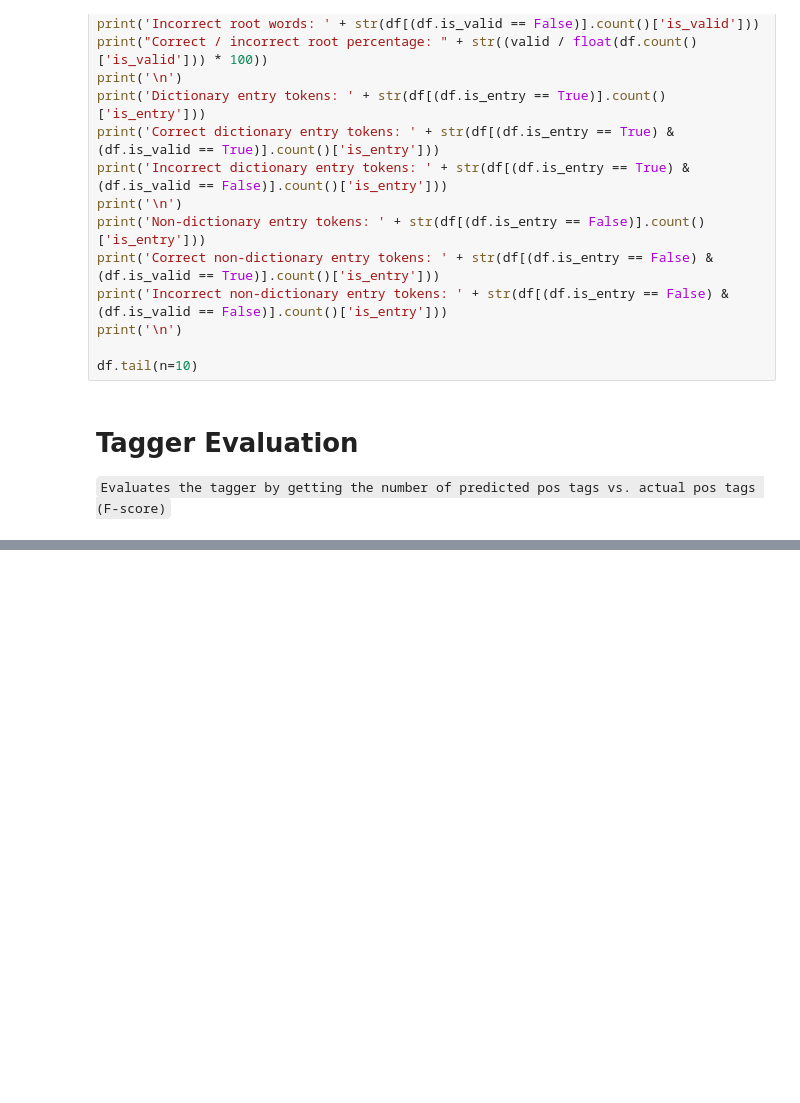
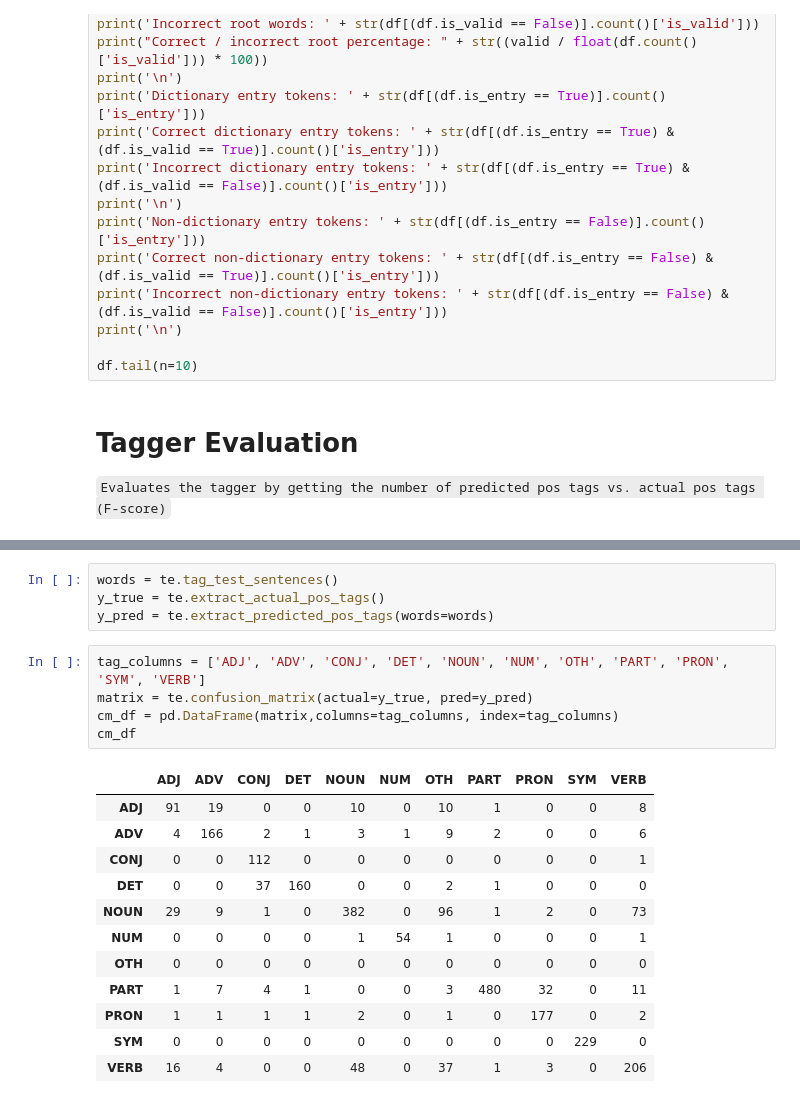
Before and after one commit to rjrequina/Cebuano-POS-Tagger, a Jupyter notebook: src/Demo_and_Evaluation.ipynb, the cells around one changed output, grey strips where cells are left out. Drawn from its saved outputs; the diff is of its cells as text; blank space fills up the shorter version.

```diff
--- a/src/Demo_and_Evaluation.ipynb
+++ b/src/Demo_and_Evaluation.ipynb
@@ -183,0 +301,22 @@ perf_df
+# %%
+words = te.tag_test_sentences()
+y_true = te.extract_actual_pos_tags()
+y_pred = te.extract_predicted_pos_tags(words=words)
+# %%
+tag_columns = ['ADJ', 'ADV', 'CONJ', 'DET', 'NOUN', 'NUM', 'OTH', 'PART', 'PRON', 'SYM', 'VERB']
+matrix = te.confusion_matrix(actual=y_true, pred=y_pred)
+cm_df = pd.DataFrame(matrix,columns=tag_columns, index=tag_columns)
+cm_df
+# %% [output]
+|  | ADJ | ADV | CONJ | DET | NOUN | NUM | OTH | PART | PRON | SYM | VERB |
+| ADJ | 91 | 19 | 0 | 0 | 10 | 0 | 10 | 1 | 0 | 0 | 8 |
+| ADV | 4 | 166 | 2 | 1 | 3 | 1 | 9 | 2 | 0 | 0 | 6 |
+| CONJ | 0 | 0 | 112 | 0 | 0 | 0 | 0 | 0 | 0 | 0 | 1 |
+| DET | 0 | 0 | 37 | 160 | 0 | 0 | 2 | 1 | 0 | 0 | 0 |
+| NOUN | 29 | 9 | 1 | 0 | 382 | 0 | 96 | 1 | 2 | 0 | 73 |
+| NUM | 0 | 0 | 0 | 0 | 1 | 54 | 1 | 0 | 0 | 0 | 1 |
+| OTH | 0 | 0 | 0 | 0 | 0 | 0 | 0 | 0 | 0 | 0 | 0 |
+| PART | 1 | 7 | 4 | 1 | 0 | 0 | 3 | 480 | 32 | 0 | 11 |
+| PRON | 1 | 1 | 1 | 1 | 2 | 0 | 1 | 0 | 177 | 0 | 2 |
+| SYM | 0 | 0 | 0 | 0 | 0 | 0 | 0 | 0 | 0 | 229 | 0 |
+| VERB | 16 | 4 | 0 | 0 | 48 | 0 | 37 | 1 | 3 | 0 | 206 |
```
Also changed, not shown: parts of 26 cells of this notebook, 2 other files.
